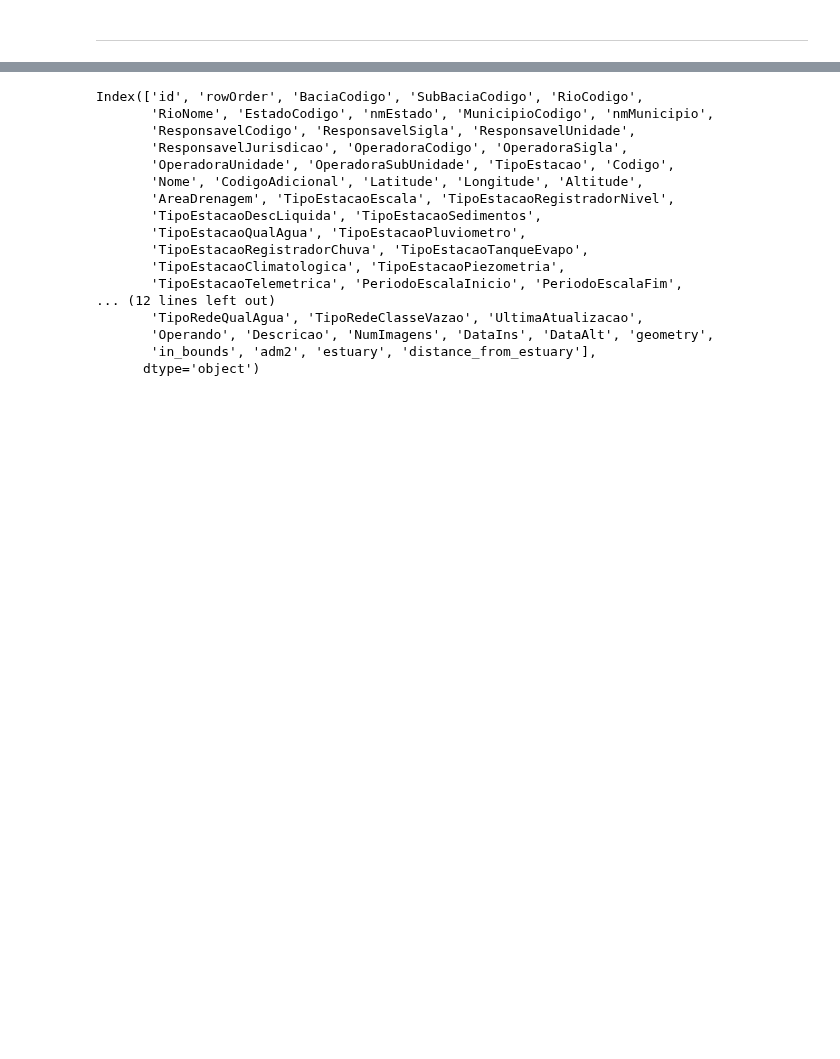
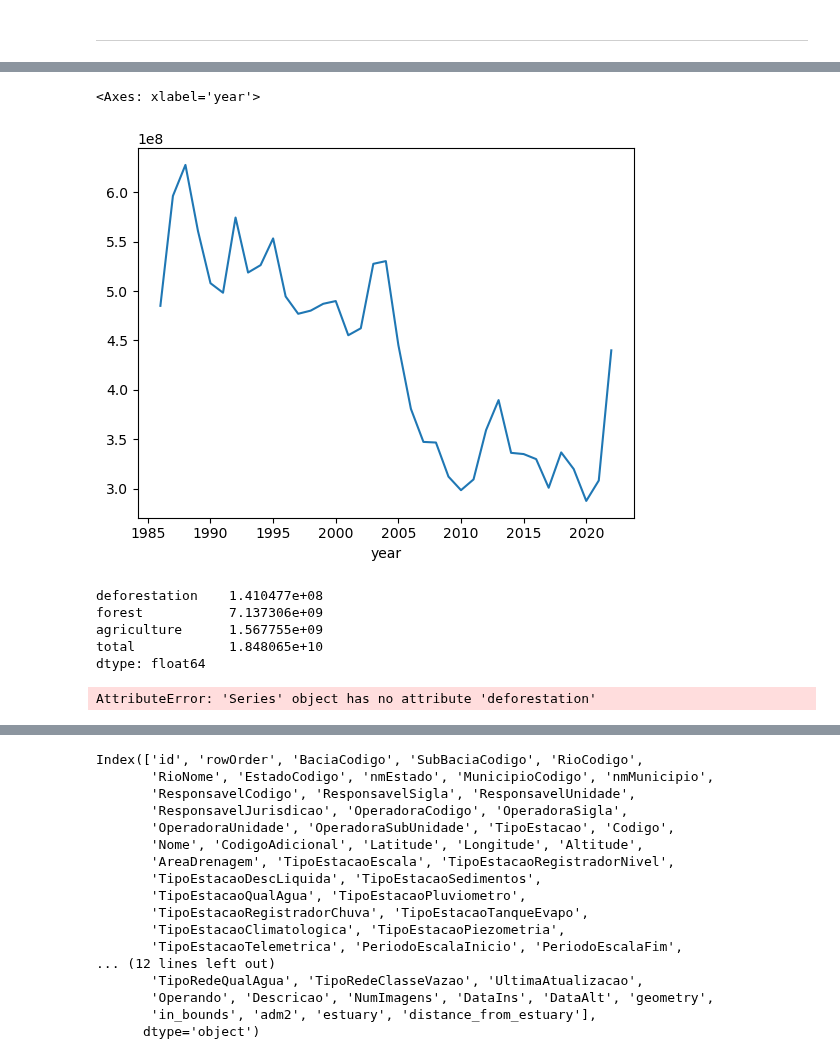
Before and after one commit to felixschulz385/Masterthesis, a Jupyter notebook: code/experiments/hydrology_stations.ipynb, the cells around one changed output, grey strips where cells are left out. Drawn from its saved outputs; the diff is of its cells as text; code cells hidden in the pictures; blank space fills up the shorter version.

```diff
--- a/code/experiments/hydrology_stations.ipynb
+++ b/code/experiments/hydrology_stations.ipynb
@@ -471,0 +265,17 @@ stations_rivers
+# %%
+out_df.groupby("year").sum().deforestation.plot()
+# %% [output]
+<Axes: xlabel='year'>
+[figure, added]
+# %%
+out_df.loc[:,:,"(0,10000.0]"].sum()
+# %% [output]
+deforestation    1.410477e+08
+forest           7.137306e+09
+agriculture      1.567755e+09
+total            1.848065e+10
+dtype: float64
+# %%
+out_df.groupby("year").agg(lambda x: np.average(x.deforestation, weights=x.total))
+# %% [output]
+AttributeError: 'Series' object has no attribute 'deforestation'
```
Also changed, not shown: parts of 80 cells of this notebook, 11 other files.
